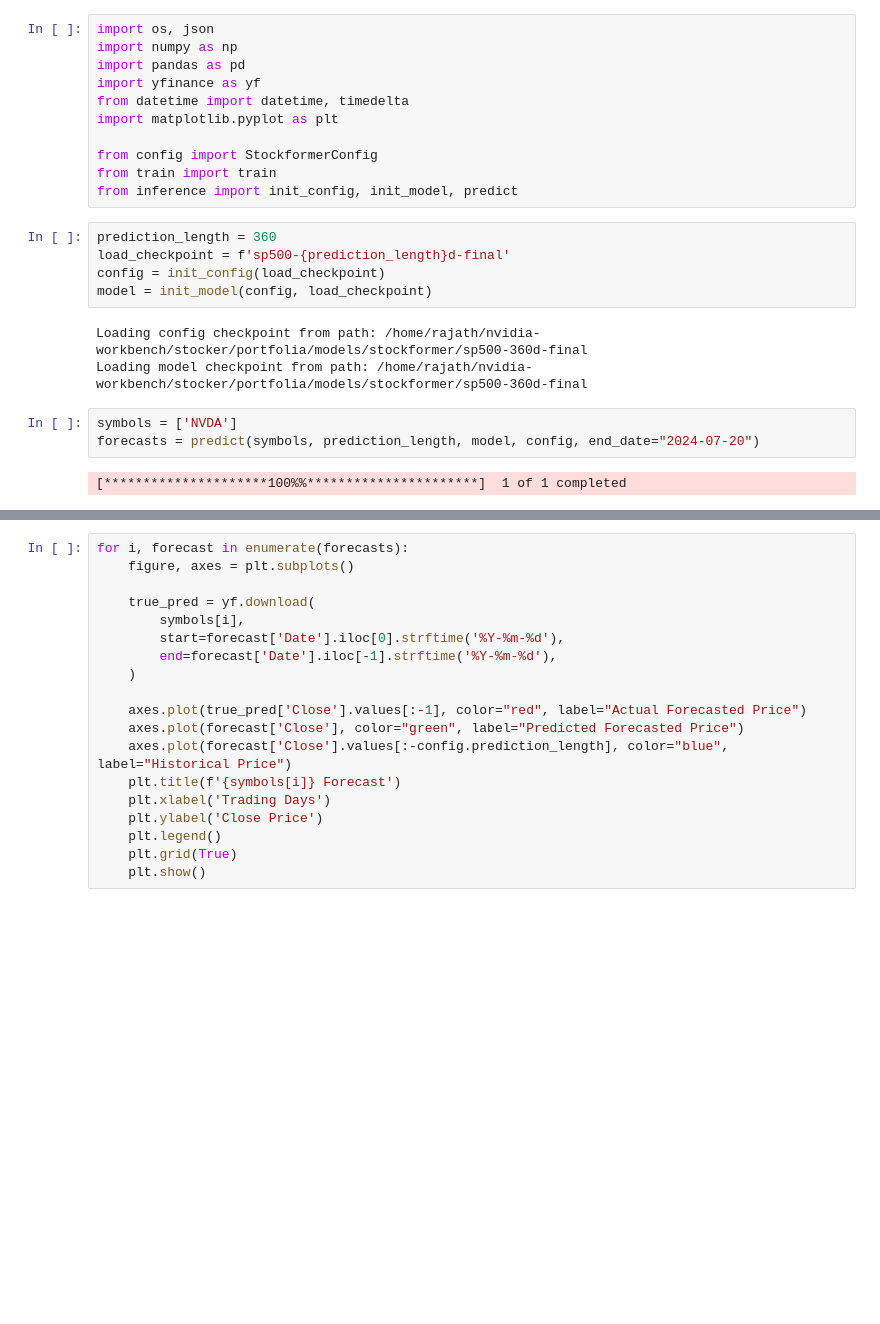
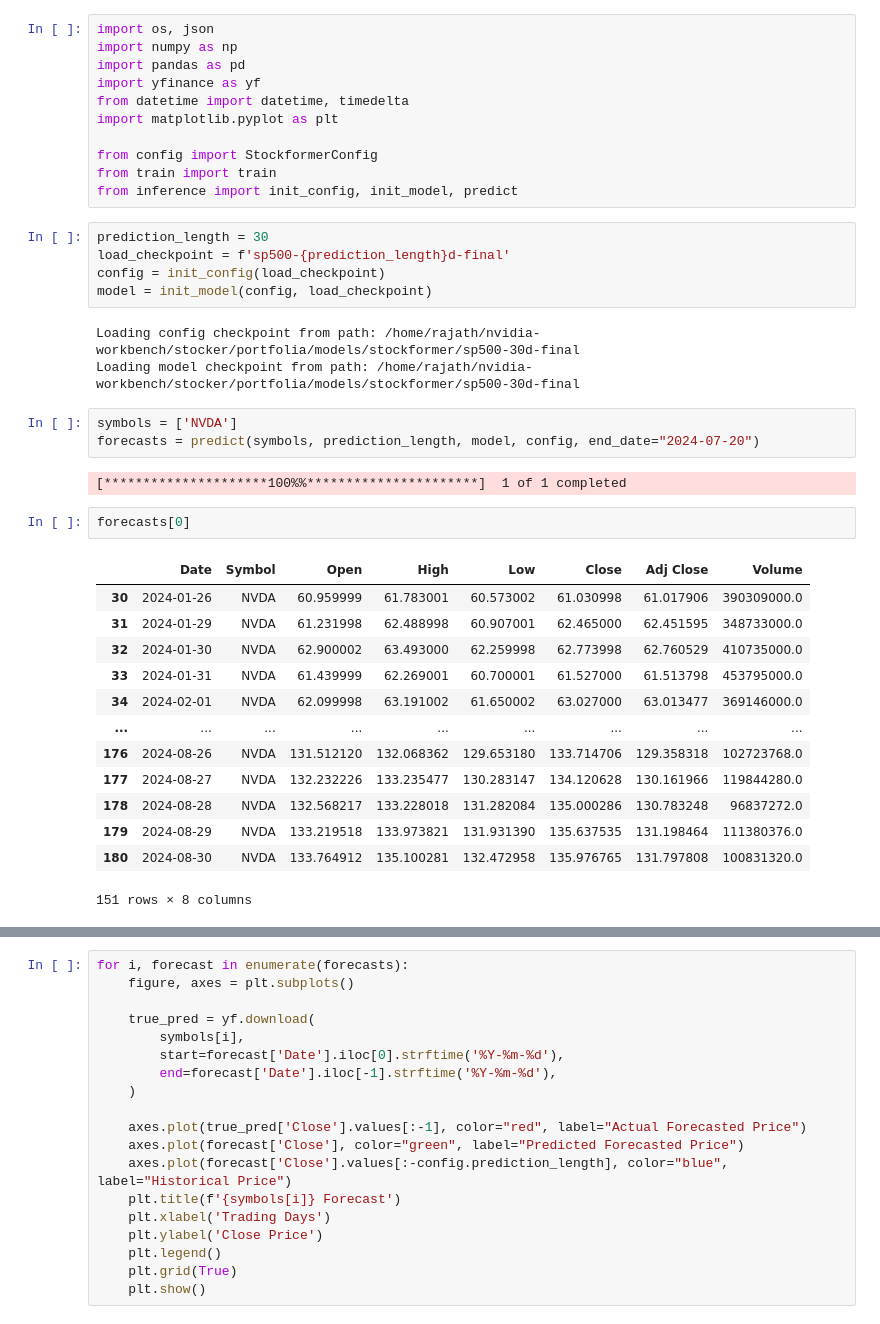
Before and after one commit to maningtian/Ningtian-Ma, a Jupyter notebook: code/stockformer/eval.ipynb, the cells around one changed output, grey strips where cells are left out. Cells and saved outputs as stored; diff of their text form; blank space fills up the shorter version.

```diff
--- a/code/stockformer/eval.ipynb
+++ b/code/stockformer/eval.ipynb
@@ -10,18 +10,34 @@ from config import StockformerConfig
 from train import train
 from inference import init_config, init_model, predict
 # %%
-prediction_length = 360
+prediction_length = 30
 load_checkpoint = f'sp500-{prediction_length}d-final'
 config = init_config(load_checkpoint)
 model = init_model(config, load_checkpoint)
 # %% [output]
-Loading config checkpoint from path: /home/rajath/nvidia-workbench/stocker/portfolia/models/stockformer/sp500-360d-final
-Loading model checkpoint from path: /home/rajath/nvidia-workbench/stocker/portfolia/models/stockformer/sp500-360d-final
+Loading config checkpoint from path: /home/rajath/nvidia-workbench/stocker/portfolia/models/stockformer/sp500-30d-final
+Loading model checkpoint from path: /home/rajath/nvidia-workbench/stocker/portfolia/models/stockformer/sp500-30d-final
 # %%
 symbols = ['NVDA']
 forecasts = predict(symbols, prediction_length, model, config, end_date="2024-07-20")
 # %% [output]
 [*********************100%%**********************]  1 of 1 completed
+# %%
+forecasts[0]
+# %% [output]
+|  | Date | Symbol | Open | High | Low | Close | Adj Close | Volume |
+| 30 | 2024-01-26 | NVDA | 60.959999 | 61.783001 | 60.573002 | 61.030998 | 61.017906 | 390309000.0 |
+| 31 | 2024-01-29 | NVDA | 61.231998 | 62.488998 | 60.907001 | 62.465000 | 62.451595 | 348733000.0 |
+| 32 | 2024-01-30 | NVDA | 62.900002 | 63.493000 | 62.259998 | 62.773998 | 62.760529 | 410735000.0 |
+| 33 | 2024-01-31 | NVDA | 61.439999 | 62.269001 | 60.700001 | 61.527000 | 61.513798 | 453795000.0 |
+| 34 | 2024-02-01 | NVDA | 62.099998 | 63.191002 | 61.650002 | 63.027000 | 63.013477 | 369146000.0 |
+| ... | ... | ... | ... | ... | ... | ... | ... | ... |
+| 176 | 2024-08-26 | NVDA | 131.512120 | 132.068362 | 129.653180 | 133.714706 | 129.358318 | 102723768.0 |
+| 177 | 2024-08-27 | NVDA | 132.232226 | 133.235477 | 130.283147 | 134.120628 | 130.161966 | 119844280.0 |
+| 178 | 2024-08-28 | NVDA | 132.568217 | 133.228018 | 131.282084 | 135.000286 | 130.783248 | 96837272.0 |
+| 179 | 2024-08-29 | NVDA | 133.219518 | 133.973821 | 131.931390 | 135.637535 | 131.198464 | 111380376.0 |
+| 180 | 2024-08-30 | NVDA | 133.764912 | 135.100281 | 132.472958 | 135.976765 | 131.797808 | 100831320.0 |
+151 rows × 8 columns
 # %%
 for i, forecast in enumerate(forecasts):
     figure, axes = plt.subplots()
```
Also changed, not shown: parts of 1 cell of this notebook, 4 other files.
